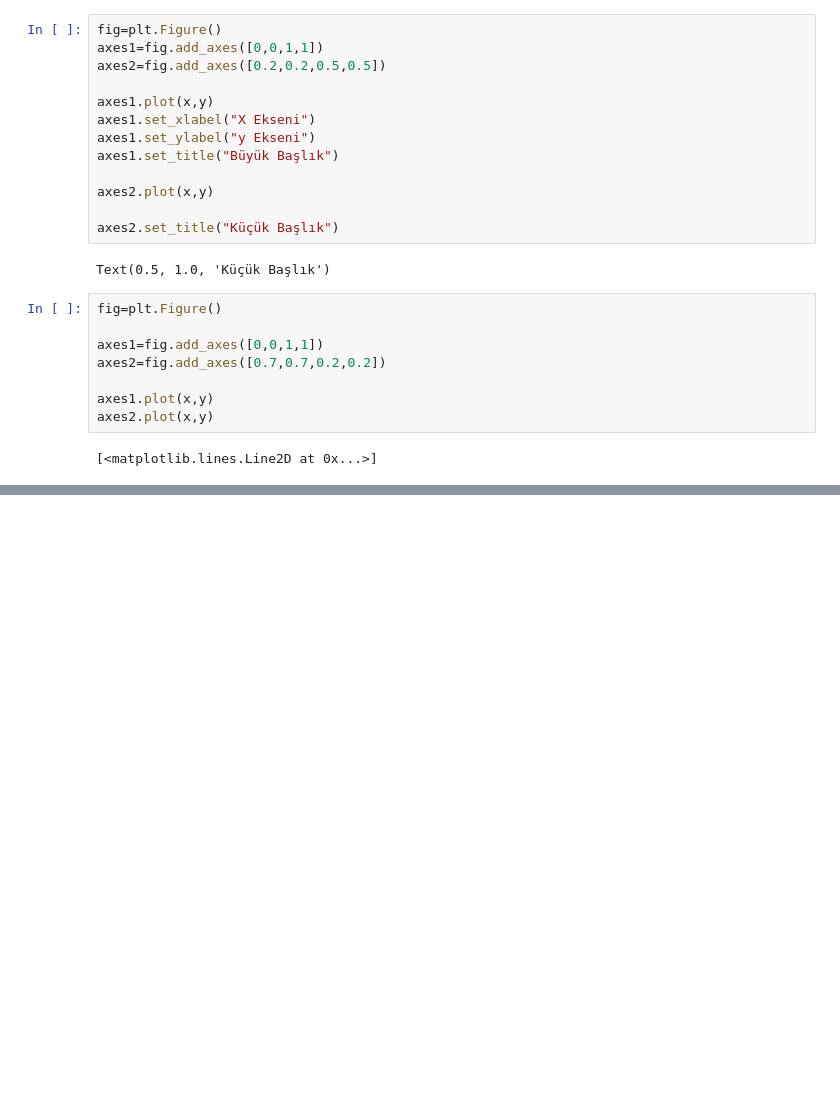
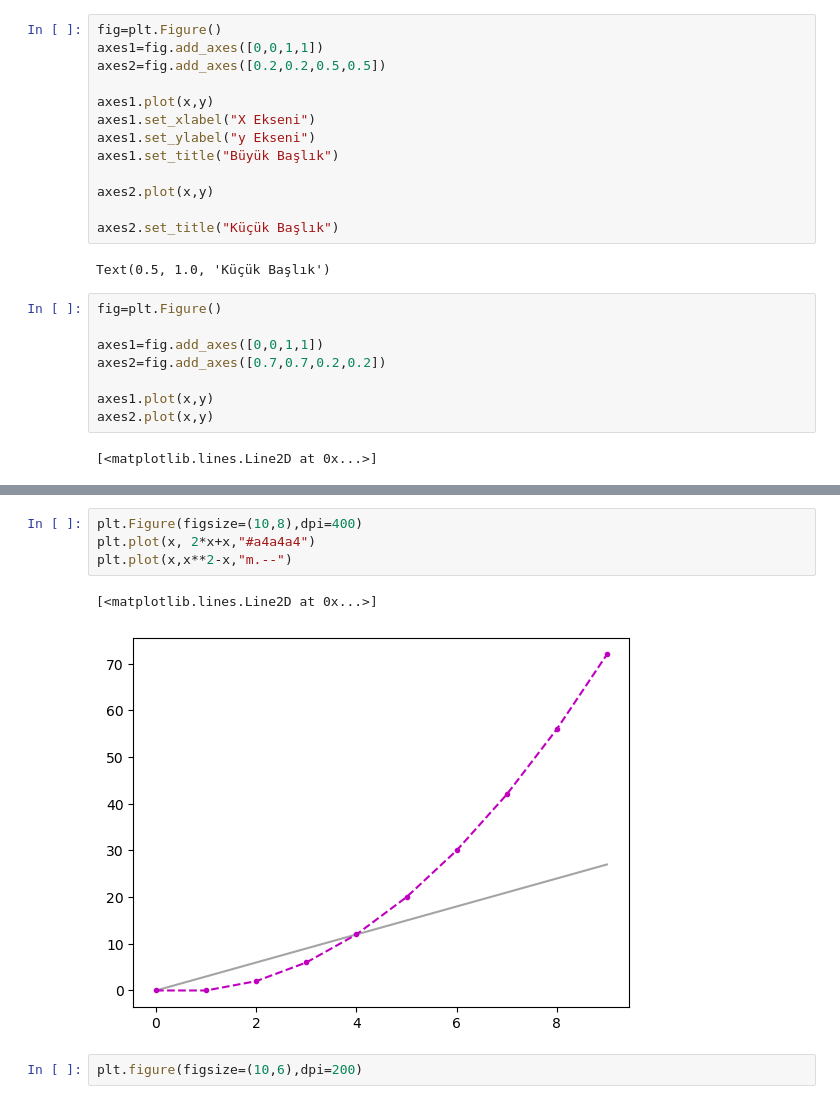
Before and after one commit to mustafaemirata/Veri-ve-Makine-Ogrenmesi, a Jupyter notebook: Veri Bilimi/09 matplotlib.ipynb, the cells around one changed output, grey strips where cells are left out. Drawn from its saved outputs; the diff is of its cells as text; blank space fills up the shorter version.

```diff
--- a/Veri Bilimi/09 matplotlib.ipynb
+++ b/Veri Bilimi/09 matplotlib.ipynb
@@ -84,0 +116,9 @@ axes2.plot(x,y)
+# %%
+plt.Figure(figsize=(10,8),dpi=400)
+plt.plot(x, 2*x+x,"#a4a4a4")
+plt.plot(x,x**2-x,"m.--")
+# %% [output]
+[<matplotlib.lines.Line2D at 0x...>]
+[figure, added]
+# %%
+plt.figure(figsize=(10,6),dpi=200)
```
Also changed, not shown: parts of 6 cells of this notebook, 1 other file.
